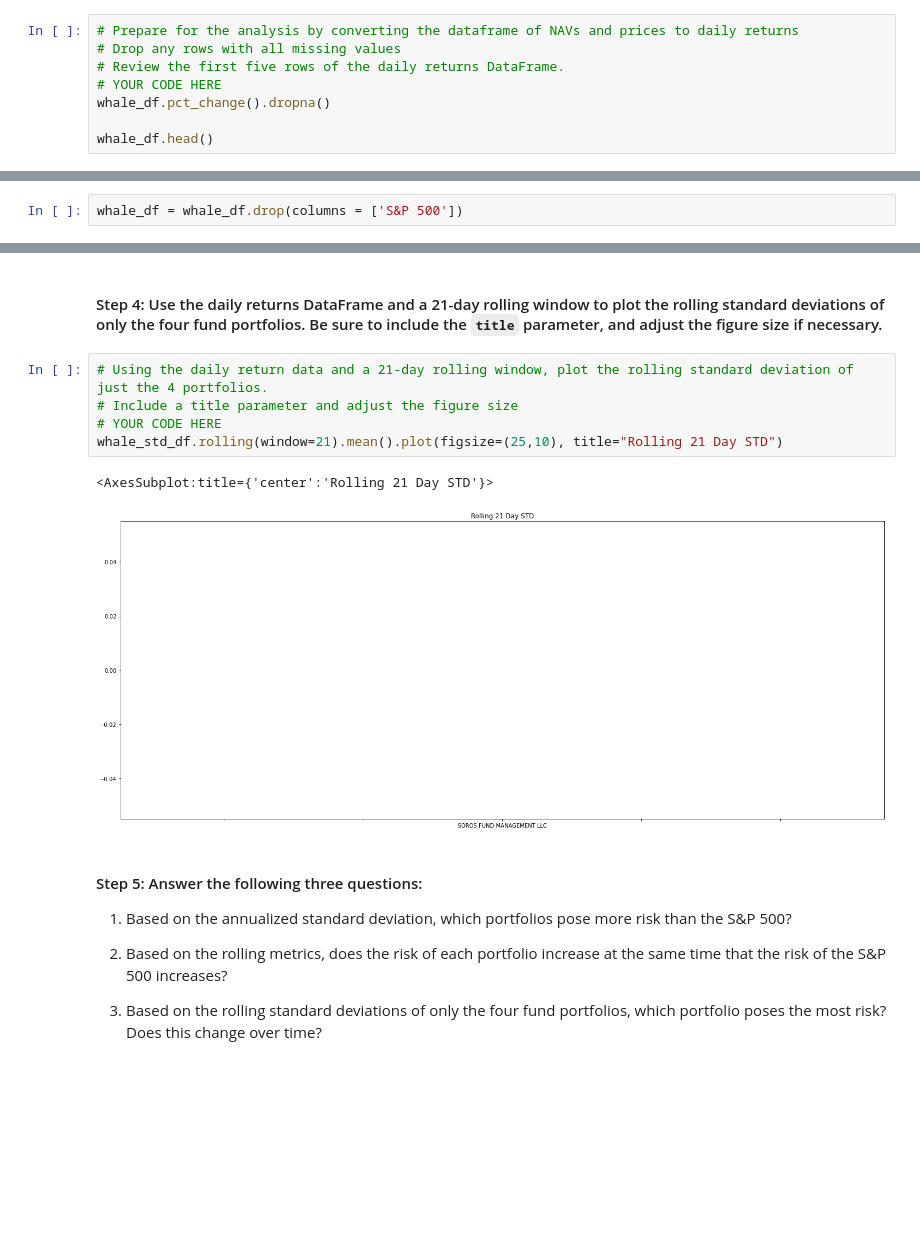
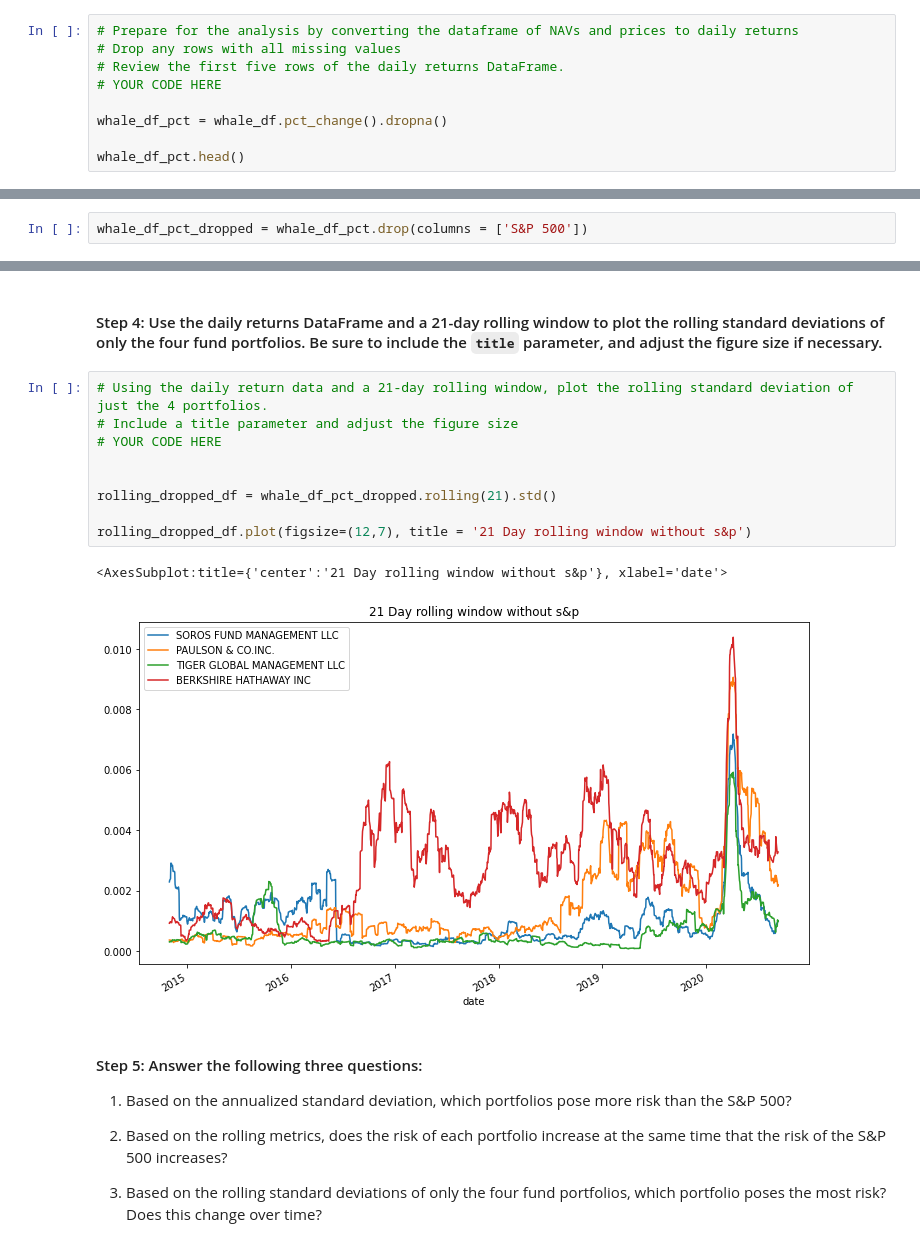
Before and after one commit to Lightboy6/mod4_final, a Jupyter notebook: risk_return_analysis.ipynb, the cells around one changed output, grey strips where cells are left out. Cells and saved outputs as stored; diff of their text form; blank space fills up the shorter version.

```diff
--- a/risk_return_analysis.ipynb
+++ b/risk_return_analysis.ipynb
@@ -135,9 +135,10 @@ whale_df.head()
 # Drop any rows with all missing values
 # Review the first five rows of the daily returns DataFrame.
 # YOUR CODE HERE
-whale_df.pct_change().dropna()
 
-whale_df.head()
+whale_df_pct = whale_df.pct_change().dropna()
+
+whale_df_pct.head()
 # %% [output]
 |  | SOROS FUND MANAGEMENT LLC | PAULSON & CO.INC. | TIGER GLOBAL MANAGEMENT LLC | BERKSHIRE HATHAWAY INC | S&P 500 |
 | date |  |  |  |  |  |
@@ -212,7 +219,7 @@ whale_df.plot(kind='box', figsize=(25,10), title='volatility of funds')
 # %% [markdown]
 #### Step 2: Use the Pandas `drop` function to create a new DataFrame that contains the data for just the four fund portfolios by dropping the S&P 500 column. Visualize the daily return data for just the four fund portfolios by using another box plot. Be sure to include the `title` parameter, and adjust the figure size if necessary.
 # %%
-whale_df = whale_df.drop(columns = ['S&P 500'])
+whale_df_pct_dropped = whale_df_pct.drop(columns = ['S&P 500'])
 # %%
 # Create a new DataFrame containing only the 4 fund portfolios by dropping the S&P 500 column from the DataFrame
 # Create box plots to reflect the return data for only the 4 fund portfolios
@@ -293,11 +296,15 @@ whale_df.rolling(window=21).mean().plot(figsize=(25,10), title='Rolling 21 day')
 # %%
 # Using the daily return data and a 21-day rolling window, plot the rolling standard deviation of just the 4 portfolios.
 # Include a title parameter and adjust the figure size
 # YOUR CODE HERE
-whale_std_df.rolling(window=21).mean().plot(figsize=(25,10), title="Rolling 21 Day STD")
+
+
+rolling_dropped_df = whale_df_pct_dropped.rolling(21).std()
+
+rolling_dropped_df.plot(figsize=(12,7), title = '21 Day rolling window without s&p')
 # %% [output]
-<AxesSubplot:title={'center':'Rolling 21 Day STD'}>
+<AxesSubplot:title={'center':'21 Day rolling window without s&p'}, xlabel='date'>
-[figure, old version]
+[figure, new version]
 # %% [markdown]
 #### Step 5: Answer the following three questions:
 
```
Also changed, not shown: parts of 9 cells of this notebook.
